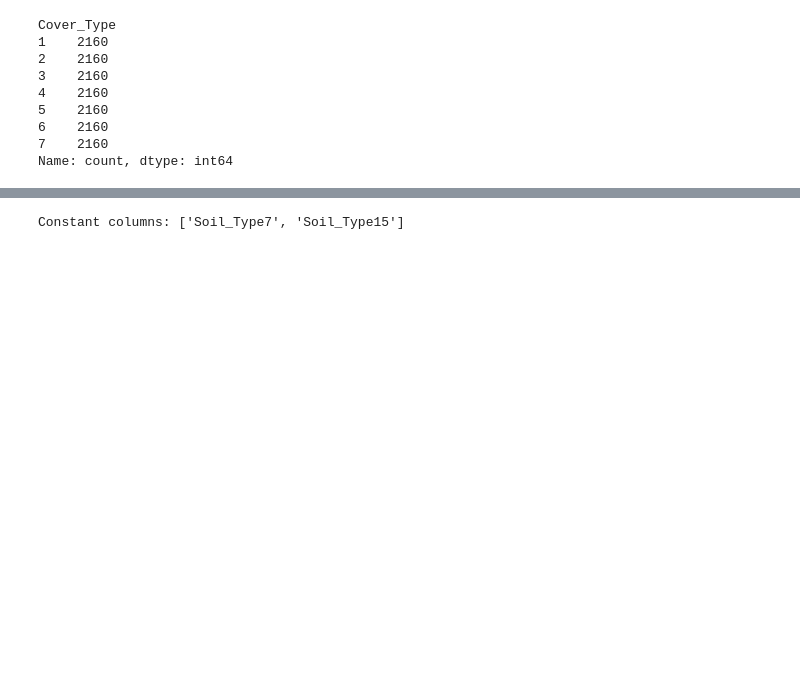
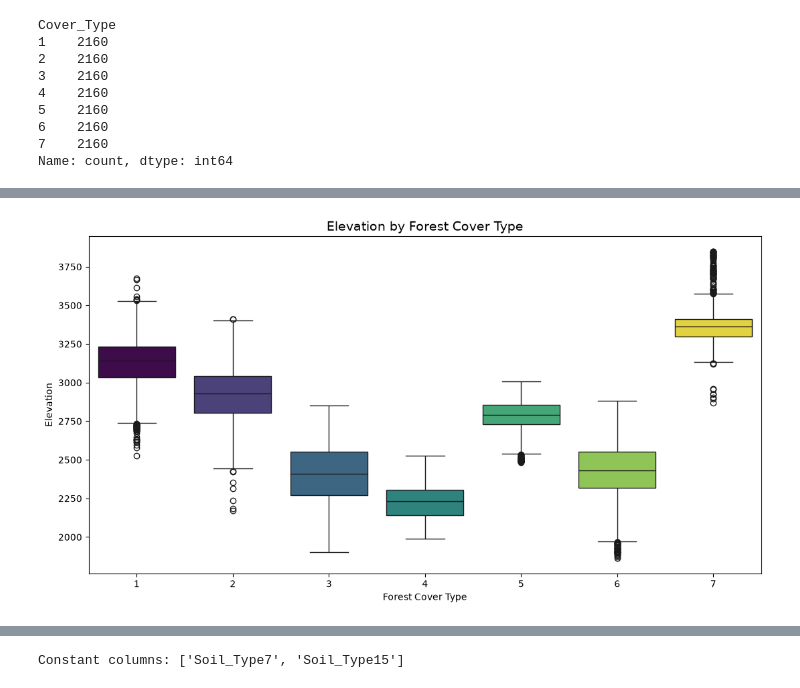
Before and after one commit to rakeshraikar1989/Forest-Cover-Prediction, a Jupyter notebook: notebooks/PRCP_1005_Forest_Cover_Prediction.ipynb, the cells around one changed output, grey strips where cells are left out. Saved outputs shown, nothing was run; the diff lists cells and outputs as text; code cells hidden in the pictures; blank space fills up the shorter version.

```diff
--- a/notebooks/PRCP_1005_Forest_Cover_Prediction.ipynb
+++ b/notebooks/PRCP_1005_Forest_Cover_Prediction.ipynb
@@ -118,0 +251,28 @@ Name: count, dtype: int64
+# %%
+# Elevation by Forest Cover Type
+
+plt.figure(figsize=(11, 6))
+
+sns.boxplot(
+    data=df,
+    x="Cover_Type",
+    y="Elevation",
+    hue="Cover_Type",
+    palette="viridis",
+    legend=False
+)
+
+plt.title("Elevation by Forest Cover Type", fontsize=14)
+plt.xlabel("Forest Cover Type")
+plt.ylabel("Elevation")
+plt.tight_layout()
+
+plt.savefig(
+    "reports/charts/elevation_by_cover_type.png",
+    dpi=300,
+    bbox_inches="tight"
+)
+
+plt.show()
+# %% [output]
+[figure, added]
```
Also changed, not shown: parts of 18 cells of this notebook, 12 other files.
